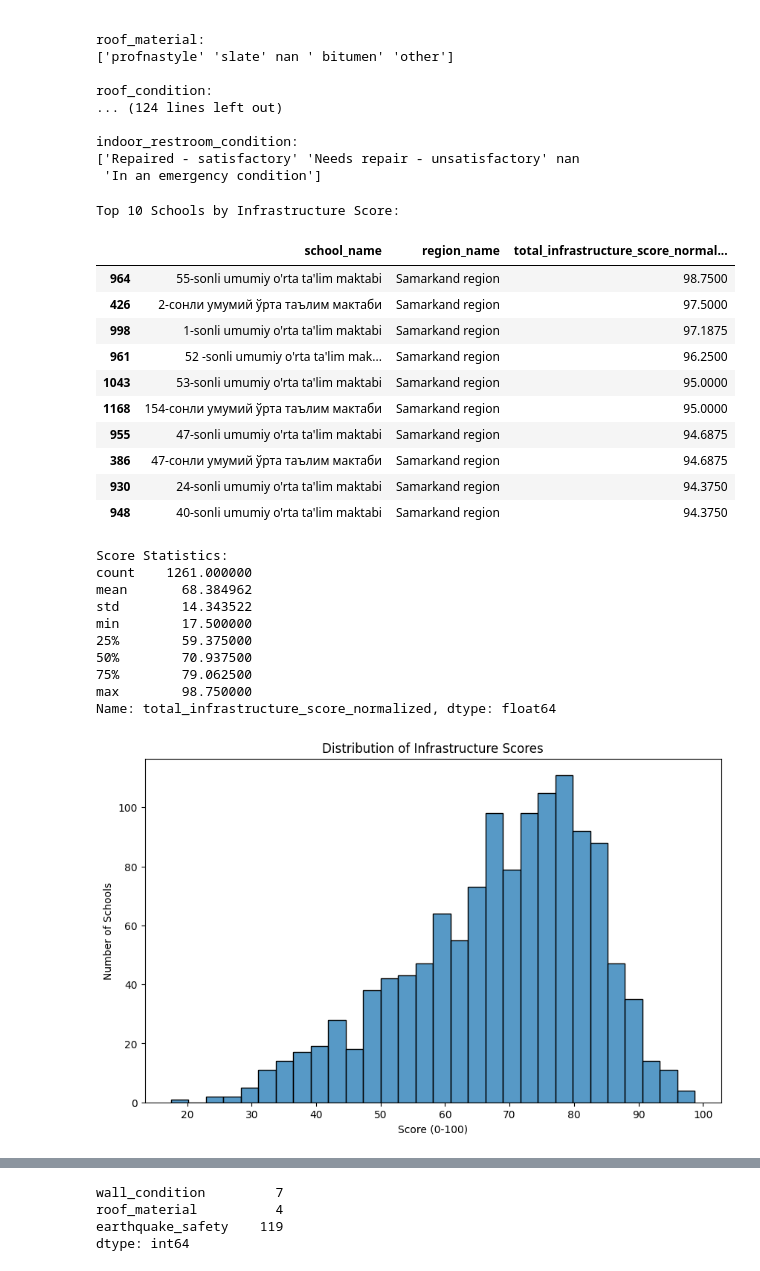
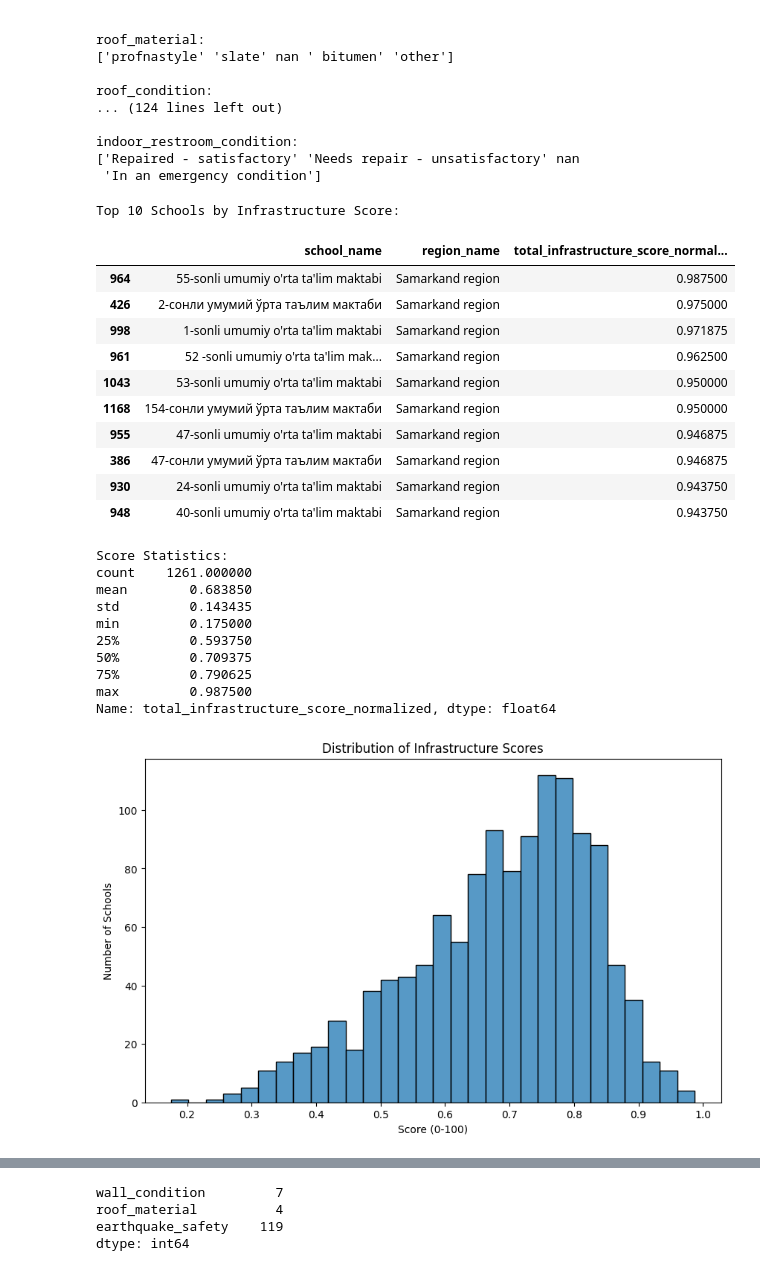
Before and after one commit to Kartikrast/social-infra-prediction-model, a Jupyter notebook: python_files/steps.ipynb, the cells around one changed output, grey strips where cells are left out. Saved outputs shown, nothing was run; the diff lists cells and outputs as text; code cells hidden in the pictures.

```diff
--- a/python_files/steps.ipynb
+++ b/python_files/steps.ipynb
@@ -2514,55 +2527,55 @@ def apply_infrastructure_scores(df, mappings):
     score_columns = list(mappings.keys())
     df_scored['total_infrastructure_score'] = df_scored[score_columns].sum(axis=1)
 
-    # Normalize total score to 0-100 scale
+    # Normalize total score to 0-1 scale
     max_possible_score = len(score_columns)  # Since each column is scored 0-1
-    df_scored['total_infrastructure_score_normalized'] = (df_scored['total_infrastructure_score'] / max_possible_score) * 100
+    df_scored['total_infrastructure_score_normalized'] = (df_scored['total_infrastructure_score'] / max_possible_score)
 
     return df_scored
 
 # Apply scores to the dataframe
 infrastructure_df_scored = apply_infrastructure_scores(infrastructure_df, infrastructure_mappings)
 
 # Display results
 print("Top 10 Schools by Infrastructure Score:")
 top_10 = infrastructure_df_scored[['school_name', 'region_name', 'total_infrastructure_score_normalized']].nlargest(10, 'total_infrastructure_score_normalized')
 display(top_10)
 
 # Basic statistics
 print("\nScore Statistics:")
 print(infrastructure_df_scored['total_infrastructure_score_normalized'].describe())
 
 # Visualize score distribution
 plt.figure(figsize=(10, 6))
 sns.histplot(data=infrastructure_df_scored, x='total_infrastructure_score_normalized', bins=30)
 plt.title('Distribution of Infrastructure Scores')
 plt.xlabel('Score (0-100)')
 plt.ylabel('Number of Schools')
 plt.show()
 # %% [output]
 Top 10 Schools by Infrastructure Score:
 |  | school_name | region_name | total_infrastructure_score_normal... |
-| 964 | 55-sonli umumiy o'rta ta'lim maktabi | Samarkand region | 98.7500 |
-| 426 | 2-сонли умумий ўрта таълим мактаби | Samarkand region | 97.5000 |
-| 998 | 1-sonli umumiy o'rta ta'lim maktabi | Samarkand region | 97.1875 |
-| 961 | 52 -sonli umumiy o'rta ta'lim mak... | Samarkand region | 96.2500 |
-| 1043 | 53-sonli umumiy o'rta ta'lim maktabi | Samarkand region | 95.0000 |
-| 1168 | 154-сонли умумий ўрта таълим мактаби | Samarkand region | 95.0000 |
-| 955 | 47-sonli umumiy o'rta ta'lim maktabi | Samarkand region | 94.6875 |
-| 386 | 47-сонли умумий ўрта таълим мактаби | Samarkand region | 94.6875 |
-| 930 | 24-sonli umumiy o'rta ta'lim maktabi | Samarkand region | 94.3750 |
-| 948 | 40-sonli umumiy o'rta ta'lim maktabi | Samarkand region | 94.3750 |
+| 964 | 55-sonli umumiy o'rta ta'lim maktabi | Samarkand region | 0.987500 |
+| 426 | 2-сонли умумий ўрта таълим мактаби | Samarkand region | 0.975000 |
+| 998 | 1-sonli umumiy o'rta ta'lim maktabi | Samarkand region | 0.971875 |
+| 961 | 52 -sonli umumiy o'rta ta'lim mak... | Samarkand region | 0.962500 |
+| 1043 | 53-sonli umumiy o'rta ta'lim maktabi | Samarkand region | 0.950000 |
+| 1168 | 154-сонли умумий ўрта таълим мактаби | Samarkand region | 0.950000 |
+| 955 | 47-sonli umumiy o'rta ta'lim maktabi | Samarkand region | 0.946875 |
+| 386 | 47-сонли умумий ўрта таълим мактаби | Samarkand region | 0.946875 |
+| 930 | 24-sonli umumiy o'rta ta'lim maktabi | Samarkand region | 0.943750 |
+| 948 | 40-sonli umumiy o'rta ta'lim maktabi | Samarkand region | 0.943750 |
 Score Statistics:
 count    1261.000000
-mean       68.384962
-std        14.343522
-min        17.500000
-25%        59.375000
-50%        70.937500
-75%        79.062500
-max        98.750000
+mean        0.683850
+std         0.143435
+min         0.175000
+25%         0.593750
+50%         0.709375
+75%         0.790625
+max         0.987500
 Name: total_infrastructure_score_normalized, dtype: float64
-[figure, old version]
+[figure, new version]
 # %%
 infrastructure_df_scored.drop(['total_infrastructure_score'], axis=1, inplace=True)
 infrastructure_df_scored.head()
```
Also changed, not shown: parts of 50 cells of this notebook.
